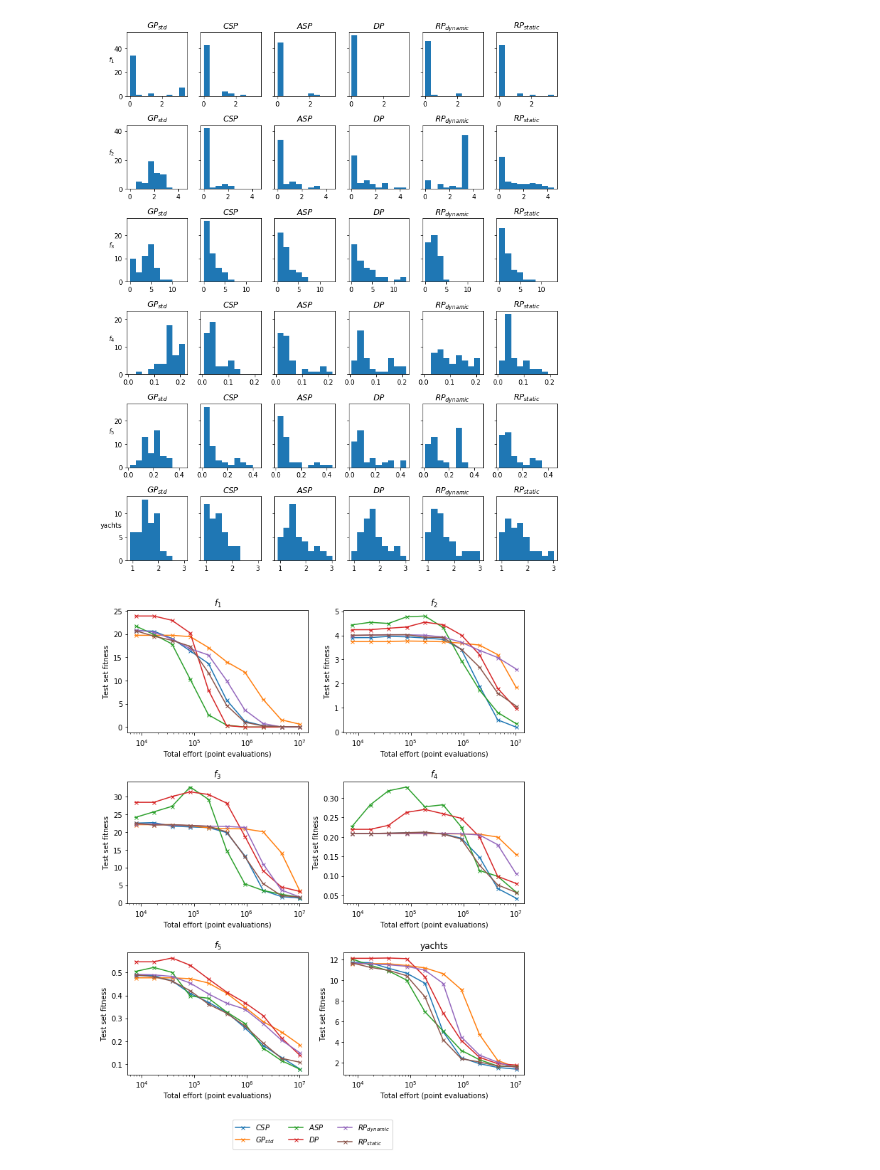
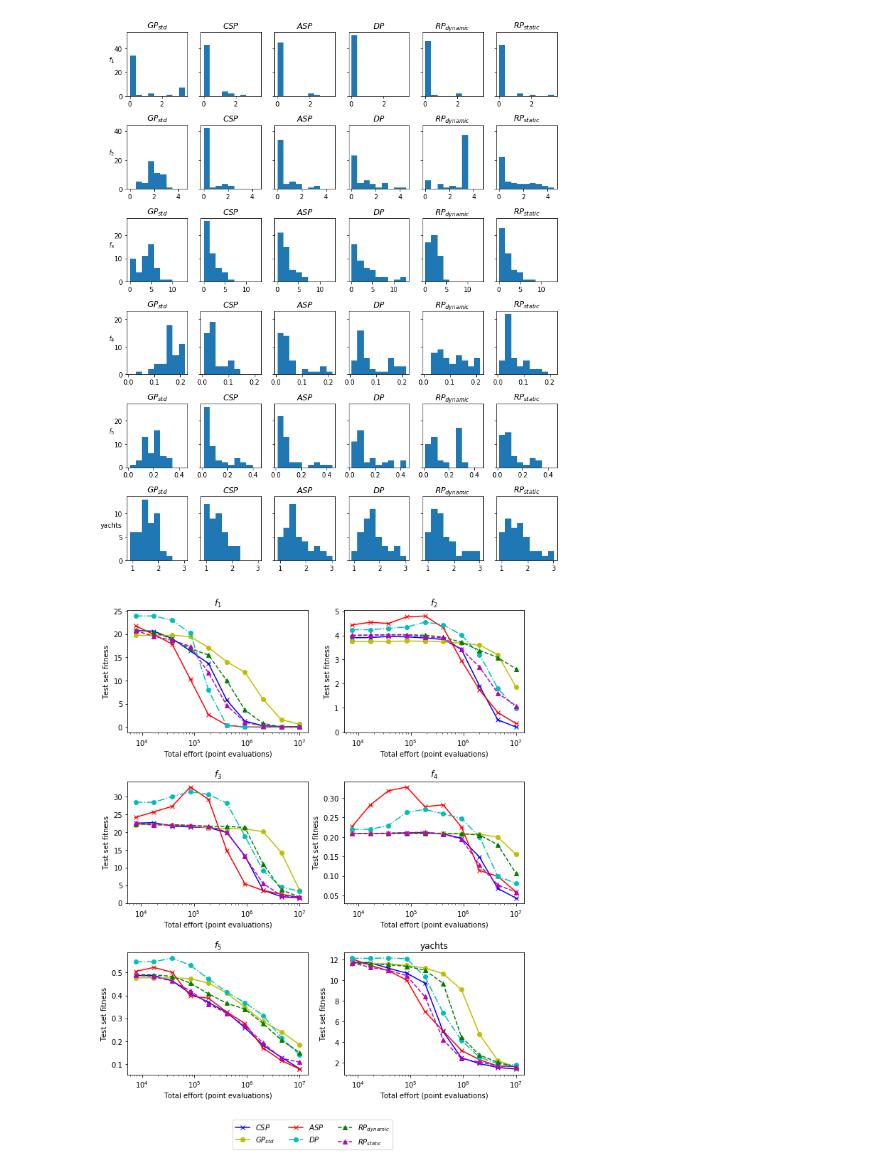
Before and after one commit to mayerja1/fpgp, a Jupyter notebook: notebooks/plot_maker.ipynb, the cells around one changed output. Cells and saved outputs as stored; diff of their text form; code cells hidden in the pictures.

```diff
--- a/notebooks/plot_maker.ipynb
+++ b/notebooks/plot_maker.ipynb
@@ -44,5 +14,0 @@ plt.savefig('plots/f2_1e7_fitness_hist.pdf')
-# %%
-data_paths = ('data/f2_3.5e7_evals_exact', 'data/f2_3.5e7_evals_coev_32predsz')
-exp, names = list(map(utils.LoadedLogs, data_paths)), ['exact', 'coev, size 32']
-plotting_tools.compare_performance(exp, 'evals', 'test_set_f', method_names=names, xlabel='Total Effort (point evaluations)', ylabel='Test set fitness')
-plt.savefig('plots/f2_3.5e7_fitness_over_evals.pdf')
@@ -57,12 +14,0 @@ del runs
-# %%
-fig, ax = plt.subplots(1, 2, sharex=True, sharey=True)
-fig.add_subplot(111, frameon=False)
-plt.tick_params(labelcolor='none', top=False, bottom=False, left=False, right=False)
-plt.grid(False)
-plt.ylabel('Number of runs')
-plt.xlabel('Test set fitness at the end of the run')
-ax[0].set_title('coev')
-ax[1].set_title('exact')
-ax[0].hist([r[-1]['test_set_f'] for r in utils.LoadedLogs('data/f2_3.5e7_evals_coev_32predsz')], bins=20)
-ax[1].hist([r[-1]['test_set_f'] for r in utils.LoadedLogs('data/f2_3.5e7_evals_exact')], bins=20)
-plt.savefig('plots/f2_3.5e7_fitness_hist.pdf')
@@ -72,25 +15,3 @@ plt.savefig('plots/f2_target.pdf')
-# %%
-for l in utils.LoadedLogs('data/f2_1e7_evals_coev_8predsz'):
-    log = l
-    break
-fig, ax = plt.subplots()
-solutions_vals = log.select('best_sol_vals')
-predictors = log.select('predictor')
-test_set_f = log.select('test_set_f')
-evals = log.select('evals')
-
-pred_plot, = plt.plot([], [], ls=' ', marker='o', label='used predictor')
-target_plot, = plt.plot([], [], color='blue', alpha=0.5, label='target function')
-sol_plot, = plt.plot([], [], color='red', label='best solution')
-ax.set_xlim(min(trn_x), max(trn_x))
-ax.set_ylim(min(trn_y), max(trn_y))
-target_plot.set_data(trn_x, trn_y)
-s = '{:.2e}'.format(evals[-1])
-ax.set_title(f'generation: {len(log)}, evals: {s}\ntest set fitness: {test_set_f[-1]}')
-pred_plot.set_data(trn_x[predictors[-1]], trn_y[predictors[-1]])
-sol_plot.set_data(trn_x, solutions_vals[-1])
-ax.legend()
-plt.savefig('plots/f2_failed_run.pdf')
 # %% [markdown]
 # Bachelor thesis plots
 # %%
@@ -200,27 +121,30 @@ plt.tight_layout()
 plt.savefig('../plots/1e7evals_hist.pdf')
 # %% [output]
 [figure]
+# %%
+fmts = ['x-b','o-y','x-r','o-.c','^--g','^--m']
+plot_kwargs = [{'fmt': x} for x in fmts]
 # %%
 fig, axs = plt.subplots(nrows=3, ncols=2, figsize=(10, 12))
 lines = []
 for ax, b in zip((a for row in axs for a in row), benchmarks):
     logs, names = utils.get_results(b)
     title = os.path.basename(b)
     try:
         i = int(title[1])
         title = f'$f_{i}$'
     except:
         ...
     lines = plotting_tools.compare_performance(logs, 'evals', 'test_set_f',method_names=plotting_tools.names_to_latex(names),
                                                ignore_tresh=np.inf, xlabel='Total effort (point evaluations)',
                                                ylabel='Test set fitness', title=title, ax=ax, fig=fig, xscale='log',
-                                               vals_errors_func=meansof90, legend=False)
+                                               vals_errors_func=meansof90, legend=False, plot_kwargs=plot_kwargs)
 
 fig.legend(lines, plotting_tools.names_to_latex(names), loc=8, ncol=3)
 fig.subplots_adjust(hspace=0.4)
 plt.savefig('../plots/evals_meanof90_log.pdf')
 # %% [output]
-[figure, old version]
+[figure, new version]
 # %%
 fig, axs = plt.subplots(nrows=3, ncols=2, figsize=(10, 12))
 lines = []
```
Also changed, not shown: parts of 9 cells of this notebook, 2 other files.
